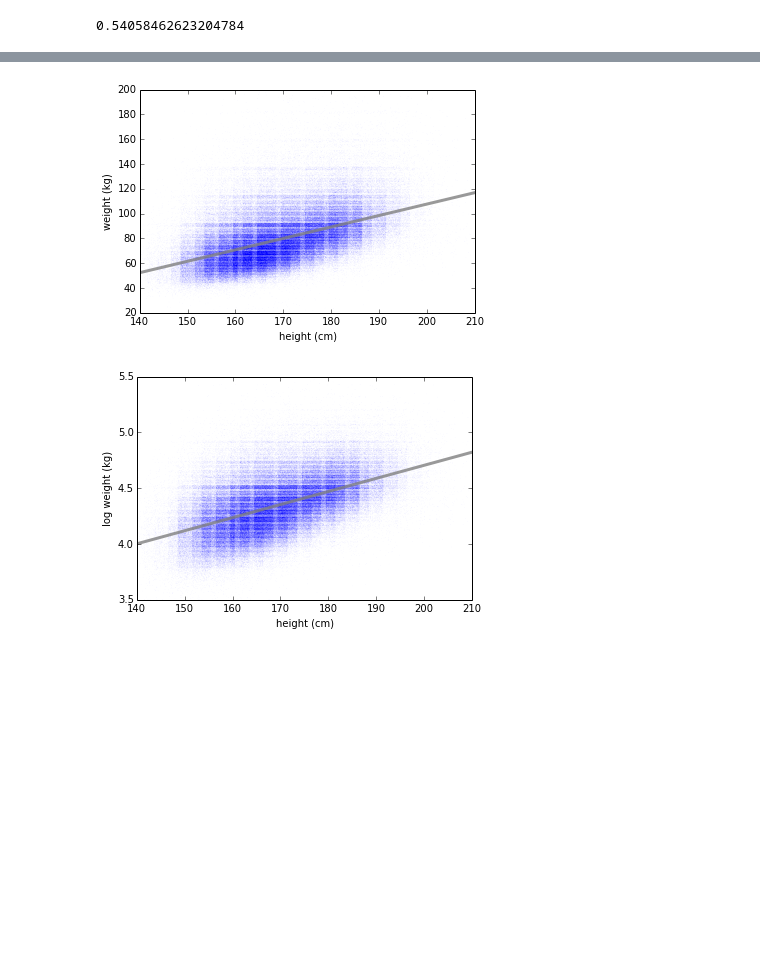
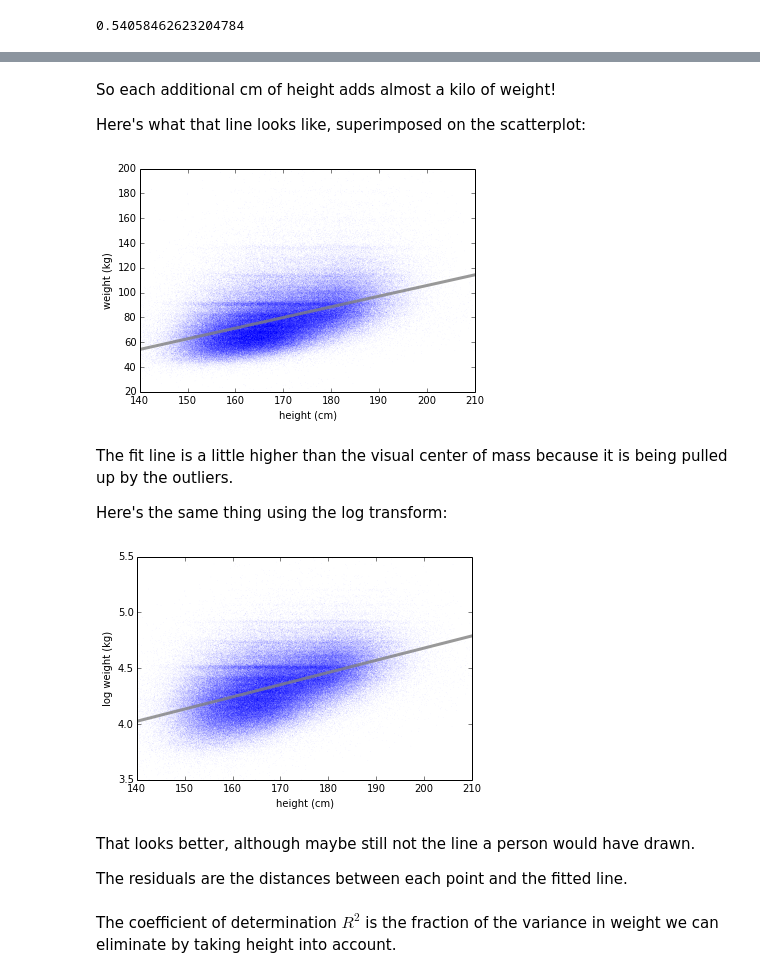
Before and after one commit to AllenDowney/DataExploration, a Jupyter notebook: scatter.ipynb, the cells around one changed output, grey strips where cells are left out. Saved outputs shown, nothing was run; the diff lists cells and outputs as text; code cells hidden in the pictures; blank space fills up the shorter version.

```diff
--- a/scatter.ipynb
+++ b/scatter.ipynb
@@ -249,28 +325,42 @@ inter, slope
+# %% [markdown]
+So each additional cm of height adds almost a kilo of weight!
+
+Here's what that line looks like, superimposed on the scatterplot:
 # %%
 fit_xs, fit_ys = thinkstats2.FitLine(heights, inter, slope)
-thinkplot.Scatter(heights, weights, alpha=0.05, s=0.5)
+thinkplot.Scatter(heights, weights, alpha=0.07, s=0.5)
 thinkplot.Plot(fit_xs, fit_ys, color='gray')
 thinkplot.Config(xlabel='height (cm)',
                  ylabel='weight (kg)',
                  axis=[140, 210, 20, 200],
                  legend=False)
 # %% [output]
-[figure, old version]
+[figure, new version]
+# %% [markdown]
+The fit line is a little higher than the visual center of mass because it is being pulled up by the outliers.
+
+Here's the same thing using the log transform:
 # %%
 log_weights = np.log(weights)
 inter, slope = thinkstats2.LeastSquares(heights, log_weights)
 fit_xs, fit_ys = thinkstats2.FitLine(heights, inter, slope)
-thinkplot.Scatter(heights, log_weights, alpha=0.05, s=0.5)
+thinkplot.Scatter(heights, log_weights, alpha=0.07, s=0.5)
 thinkplot.Plot(fit_xs, fit_ys, color='gray')
 thinkplot.Config(xlabel='height (cm)',
                  ylabel='log weight (kg)',
                  axis=[140, 210, 3.5, 5.5],
                  legend=False)
 # %% [output]
-[figure, old version]
+[figure, new version]
+# %% [markdown]
+That looks better, although maybe still not the line a person would have drawn.
+
+The residuals are the distances between each point and the fitted line.
 # %%
 inter, slope = thinkstats2.LeastSquares(heights, weights)
 res = thinkstats2.Residuals(heights, weights, inter, slope)
+# %% [markdown]
+The coefficient of determination $R^2$ is the fraction of the variance in weight we can eliminate by taking height into account.
 # %%
 var_y = weights.var()
 var_res = res.var()
```
Also changed, not shown: parts of 47 cells of this notebook, 1 other file.
